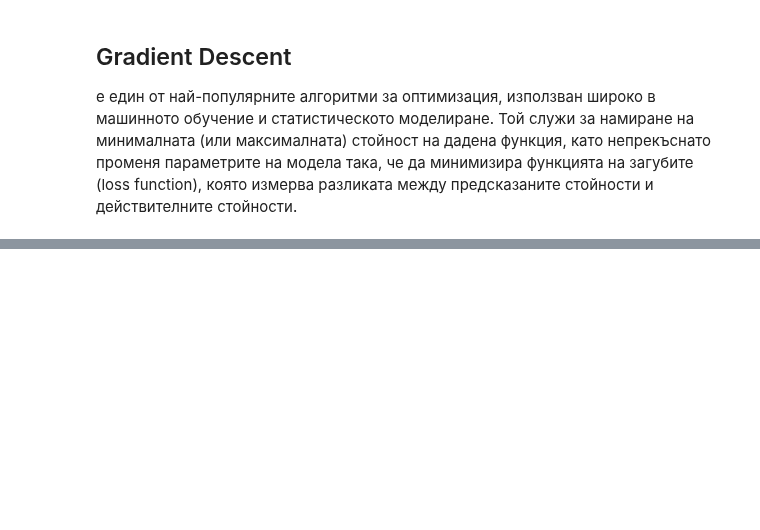
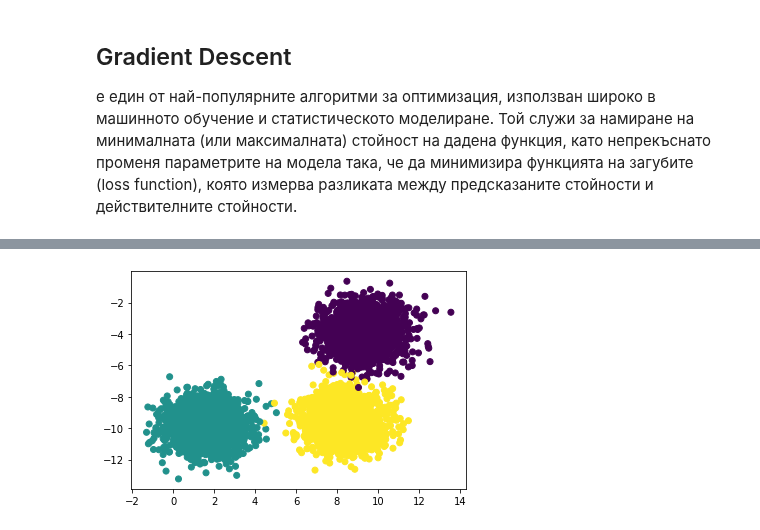
Before and after one commit to GalkaKG/Machine-Learning, a Jupyter notebook: 06.Clustering/Clustering.ipynb, the cells around one changed output, grey strips where cells are left out. Cells and saved outputs as stored; diff of their text form; code cells hidden in the pictures; blank space fills up the shorter version.

```diff
--- a/06.Clustering/Clustering.ipynb
+++ b/06.Clustering/Clustering.ipynb
@@ -131,0 +148,5 @@ array([[-308.5807271 ,  147.37078705,  167.7515234 ,  556.63255991,
+# %%
+plt.scatter(attributes[:, 0], attributes[:, 1], c = clusters)
+plt.show()
+# %% [output]
+[figure, added]
```
Also changed, not shown: parts of 10 cells of this notebook, 1 other file.
